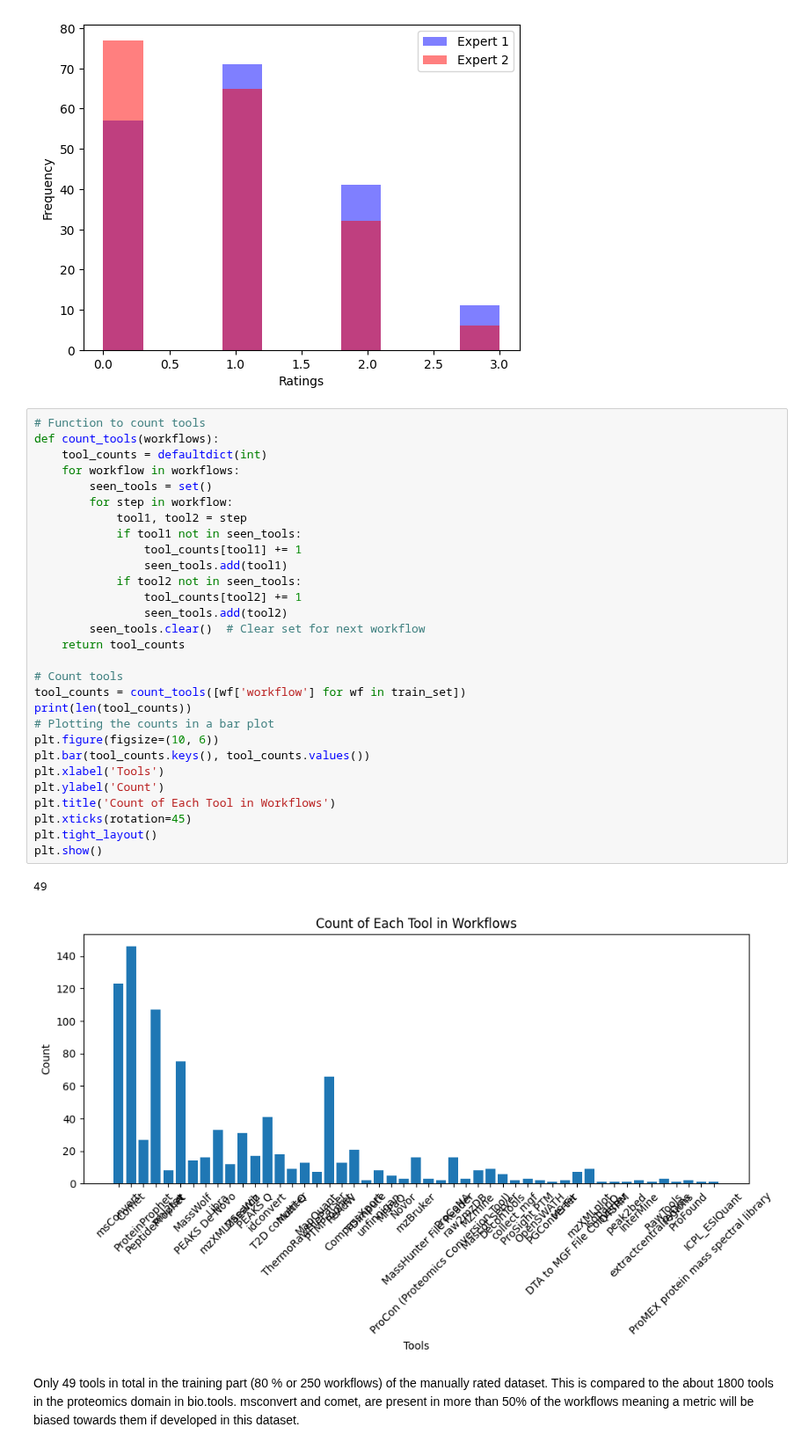
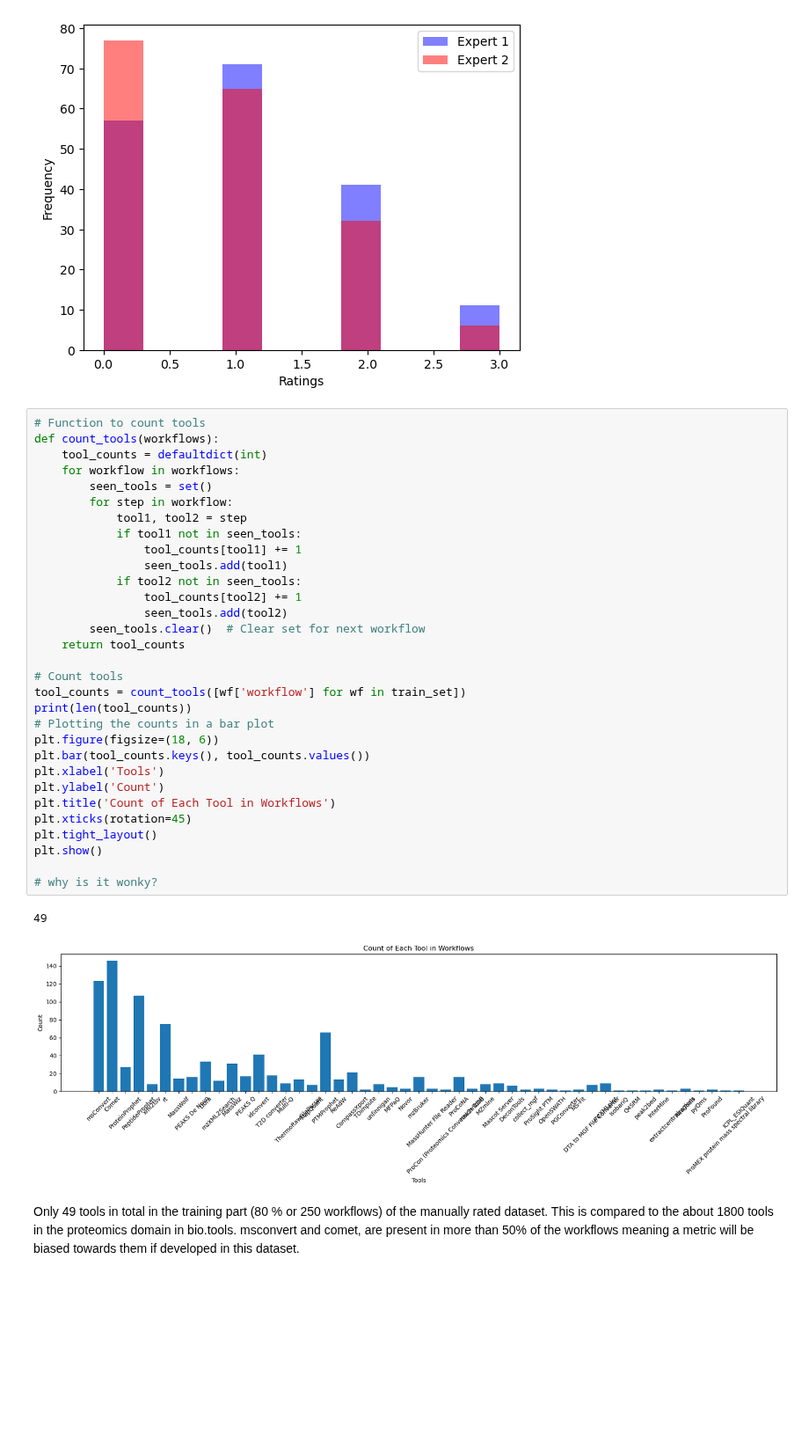
Before and after one commit to Workflomics/pubmetric, a Jupyter notebook: dev-viz-notebooks/metric_dev.ipynb, the cells around one changed output. Shown at 88% size. Drawn from its saved outputs; the diff is of its cells as text; blank space fills up the shorter version.

```diff
--- a/dev-viz-notebooks/metric_dev.ipynb
+++ b/dev-viz-notebooks/metric_dev.ipynb
@@ -165,34 +137,36 @@ Expert 2 mean 0.8166666666666667 and median 1.0
 # %%
 # Function to count tools
 def count_tools(workflows):
     tool_counts = defaultdict(int)
     for workflow in workflows:
         seen_tools = set()
         for step in workflow:
             tool1, tool2 = step
             if tool1 not in seen_tools:
                 tool_counts[tool1] += 1
                 seen_tools.add(tool1)
             if tool2 not in seen_tools:
                 tool_counts[tool2] += 1
                 seen_tools.add(tool2)
         seen_tools.clear()  # Clear set for next workflow
     return tool_counts
 
 # Count tools
 tool_counts = count_tools([wf['workflow'] for wf in train_set])
 print(len(tool_counts))
 # Plotting the counts in a bar plot
-plt.figure(figsize=(10, 6))
+plt.figure(figsize=(18, 6))
 plt.bar(tool_counts.keys(), tool_counts.values())
 plt.xlabel('Tools')
 plt.ylabel('Count')
 plt.title('Count of Each Tool in Workflows')
 plt.xticks(rotation=45)
 plt.tight_layout()
 plt.show()
+
+# why is it wonky?
 # %% [output]
 49
-[figure, old version]
+[figure, new version]
 # %% [markdown]
 Only 49 tools in total in the training part (80 % or 250 workflows) of the manually rated dataset. This is compared to the about 1800 tools in the proteomics domain in bio.tools. msconvert and comet, are present in more than 50% of the workflows meaning a metric will be biased towards them if developed in this dataset.
```
Also changed, not shown: parts of 59 cells of this notebook, 20 other files.
